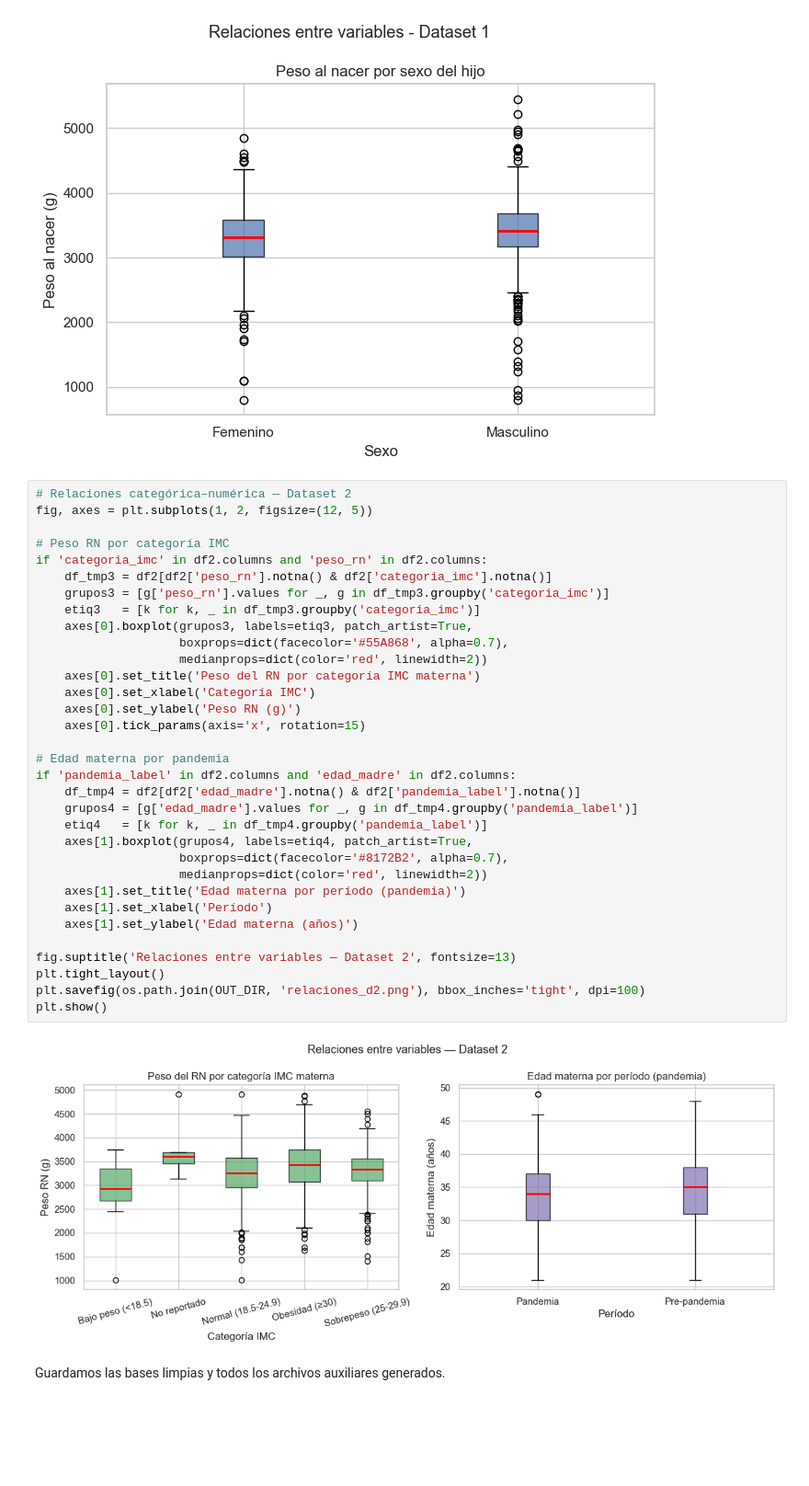
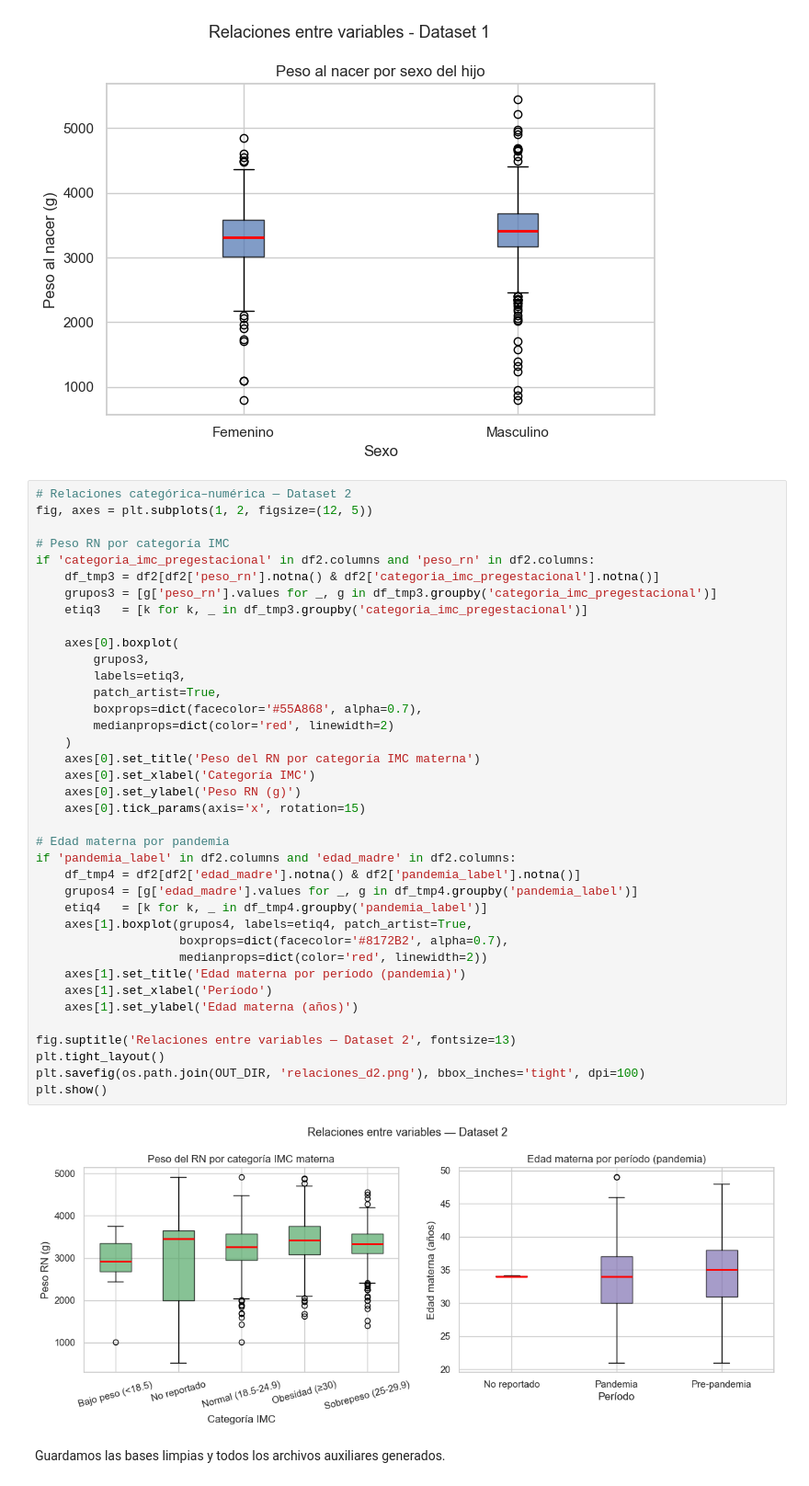
Before and after one commit to JorgeAndujoV/tda_project, a Jupyter notebook: notebooks/etapa2.ipynb, the cells around one changed output. Shown at 92% size. Cells and saved outputs as stored; diff of their text form; blank space fills up the shorter version.

```diff
--- a/notebooks/etapa2.ipynb
+++ b/notebooks/etapa2.ipynb
@@ -2314,38 +2496,43 @@ plt.show()
 # %%
 # Relaciones categórica–numérica — Dataset 2
 fig, axes = plt.subplots(1, 2, figsize=(12, 5))
 
 # Peso RN por categoría IMC
-if 'categoria_imc' in df2.columns and 'peso_rn' in df2.columns:
-    df_tmp3 = df2[df2['peso_rn'].notna() & df2['categoria_imc'].notna()]
-    grupos3 = [g['peso_rn'].values for _, g in df_tmp3.groupby('categoria_imc')]
-    etiq3   = [k for k, _ in df_tmp3.groupby('categoria_imc')]
-    axes[0].boxplot(grupos3, labels=etiq3, patch_artist=True,
-                    boxprops=dict(facecolor='#55A868', alpha=0.7),
-                    medianprops=dict(color='red', linewidth=2))
+if 'categoria_imc_pregestacional' in df2.columns and 'peso_rn' in df2.columns:
+    df_tmp3 = df2[df2['peso_rn'].notna() & df2['categoria_imc_pregestacional'].notna()]
+    grupos3 = [g['peso_rn'].values for _, g in df_tmp3.groupby('categoria_imc_pregestacional')]
+    etiq3   = [k for k, _ in df_tmp3.groupby('categoria_imc_pregestacional')]
+
+    axes[0].boxplot(
+        grupos3,
+        labels=etiq3,
+        patch_artist=True,
+        boxprops=dict(facecolor='#55A868', alpha=0.7),
+        medianprops=dict(color='red', linewidth=2)
+    )
     axes[0].set_title('Peso del RN por categoría IMC materna')
     axes[0].set_xlabel('Categoría IMC')
     axes[0].set_ylabel('Peso RN (g)')
     axes[0].tick_params(axis='x', rotation=15)
 
 # Edad materna por pandemia
 if 'pandemia_label' in df2.columns and 'edad_madre' in df2.columns:
     df_tmp4 = df2[df2['edad_madre'].notna() & df2['pandemia_label'].notna()]
     grupos4 = [g['edad_madre'].values for _, g in df_tmp4.groupby('pandemia_label')]
     etiq4   = [k for k, _ in df_tmp4.groupby('pandemia_label')]
     axes[1].boxplot(grupos4, labels=etiq4, patch_artist=True,
                     boxprops=dict(facecolor='#8172B2', alpha=0.7),
                     medianprops=dict(color='red', linewidth=2))
     axes[1].set_title('Edad materna por período (pandemia)')
     axes[1].set_xlabel('Período')
     axes[1].set_ylabel('Edad materna (años)')
 
 fig.suptitle('Relaciones entre variables — Dataset 2', fontsize=13)
 plt.tight_layout()
 plt.savefig(os.path.join(OUT_DIR, 'relaciones_d2.png'), bbox_inches='tight', dpi=100)
 plt.show()
 # %% [output]
-[figure, old version]
+[figure, new version]
 # %% [markdown]
 
 
```
Also changed, not shown: parts of 30 cells of this notebook, 25 other files.
